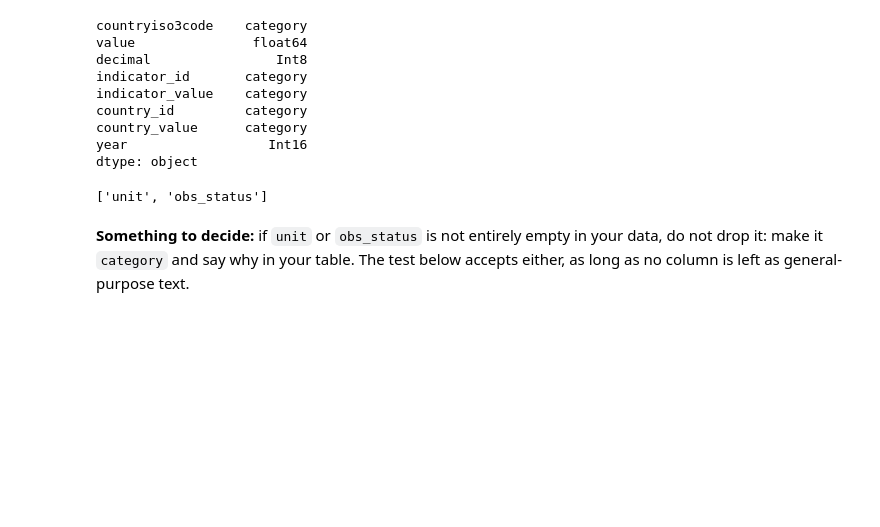
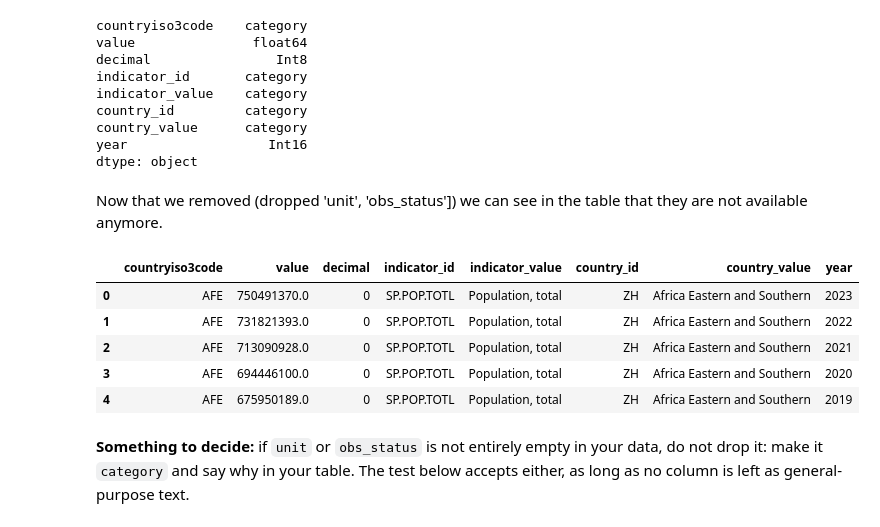
Before and after one commit to LeonardooAlves/LSE-ST445, a Jupyter notebook: Week 3/1_st445_week3_lab1_numpy_SOLUTIONS.ipynb, the cells around one changed output. Saved outputs shown, nothing was run; the diff lists cells and outputs as text; code cells hidden in the pictures; blank space fills up the shorter version.

```diff
--- a/Week 3/1_st445_week3_lab1_numpy_SOLUTIONS.ipynb
+++ b/Week 3/1_st445_week3_lab1_numpy_SOLUTIONS.ipynb
@@ -979,9 +1035,16 @@ country_id         category
 country_value      category
 year                  Int16
 dtype: object
-# %%
-print(DROP)
-# %% [output]
-['unit', 'obs_status']
+# %% [markdown]
+Now that we removed (dropped 'unit', 'obs_status']) we can see in the table that they are not available anymore.
+# %%
+typed.head()
+# %% [output]
+|  | countryiso3code | value | decimal | indicator_id | indicator_value | country_id | country_value | year |
+| 0 | AFE | 750491370.0 | 0 | SP.POP.TOTL | Population, total | ZH | Africa Eastern and Southern | 2023 |
+| 1 | AFE | 731821393.0 | 0 | SP.POP.TOTL | Population, total | ZH | Africa Eastern and Southern | 2022 |
+| 2 | AFE | 713090928.0 | 0 | SP.POP.TOTL | Population, total | ZH | Africa Eastern and Southern | 2021 |
+| 3 | AFE | 694446100.0 | 0 | SP.POP.TOTL | Population, total | ZH | Africa Eastern and Southern | 2020 |
+| 4 | AFE | 675950189.0 | 0 | SP.POP.TOTL | Population, total | ZH | Africa Eastern and Southern | 2019 |
 # %% [markdown]
 **Something to decide:** if `unit` or `obs_status` is not entirely empty in your data, do not drop it: make it `category` and say why in your table. The test below accepts either, as long as no column is left as general-purpose text.
```
Also changed, not shown: parts of 30 cells of this notebook.
